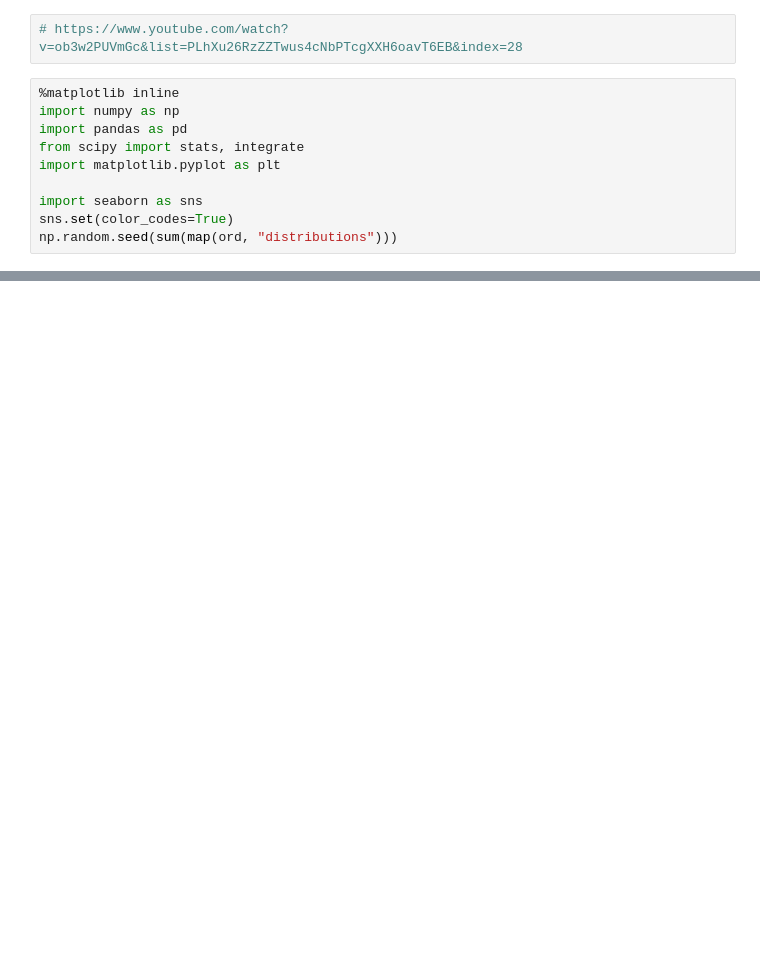
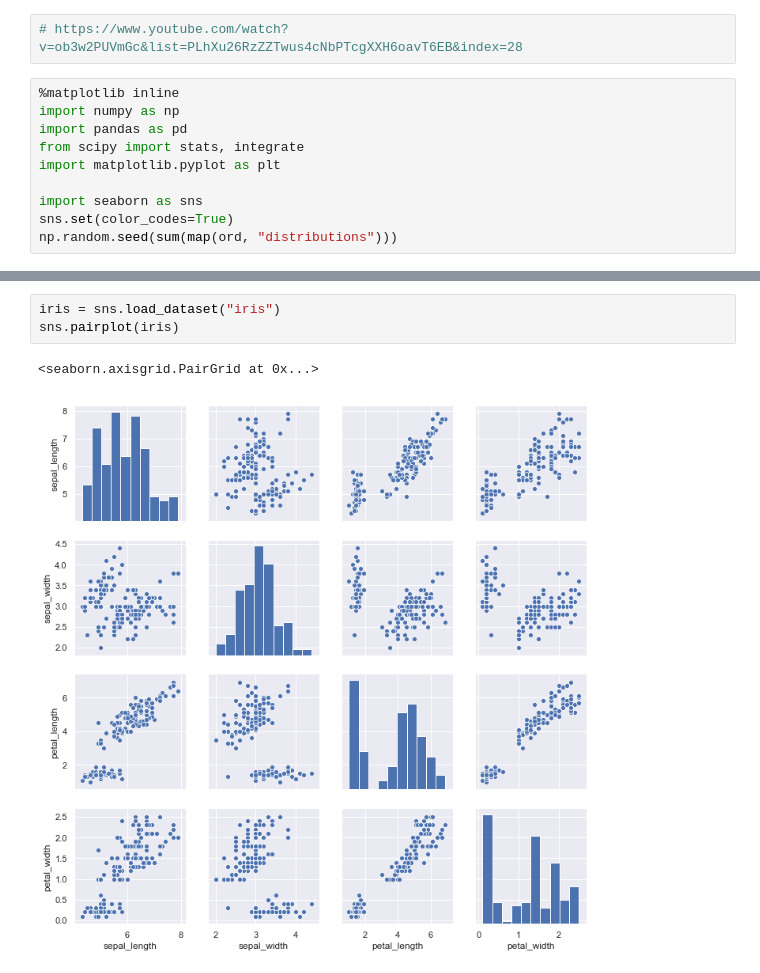
Before and after one commit to thomashuan88/python_ml, a Jupyter notebook: data_analytic1.ipynb, the cells around one changed output, grey strips where cells are left out. Cells and saved outputs as stored; diff of their text form; blank space fills up the shorter version.

```diff
--- a/data_analytic1.ipynb
+++ b/data_analytic1.ipynb
@@ -76,0 +85,6 @@ sns.jointplot(x="x",y="y", data=df)
+# %%
+iris = sns.load_dataset("iris")
+sns.pairplot(iris)
+# %% [output]
+<seaborn.axisgrid.PairGrid at 0x...>
+[figure, added]
```
Also changed, not shown: parts of 24 cells of this notebook, 1 other file.
